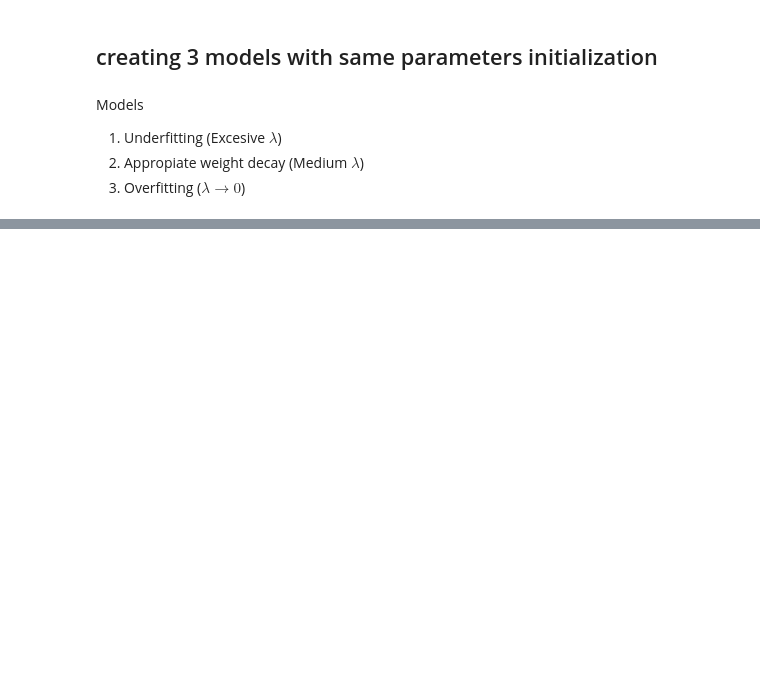
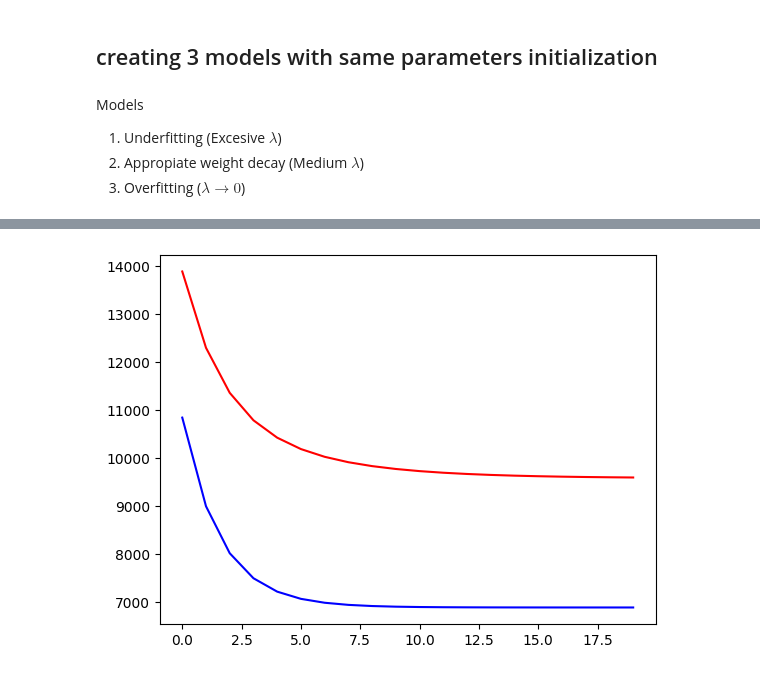
Before and after one commit to PilotLeoYan/Deep-learning-from-Scratch, a Jupyter notebook: Simple linear regression/weight-decay.ipynb, the cells around one changed output, grey strips where cells are left out. Drawn from its saved outputs; the diff is of its cells as text; code cells hidden in the pictures; blank space fills up the shorter version.

```diff
--- a/Simple linear regression/weight-decay.ipynb
+++ b/Simple linear regression/weight-decay.ipynb
@@ -409,0 +500,2 @@ Models
+# %%
+model3.fit(X_train, Y_train, 20, 0.001, 1, X_valid, Y_valid)
@@ -409,0 +523,6 @@ Models
+# %%
+plt.plot(range(0, len(model3.loss_fit)), model3.loss_fit, color='blue')
+plt.plot(range(0, len(model3.loss_fit_v)), model3.loss_fit_v, color='red')
+plt.show()
+# %% [output]
+[figure, added]
```
Also changed, not shown: parts of 17 cells of this notebook, 1 other file.
